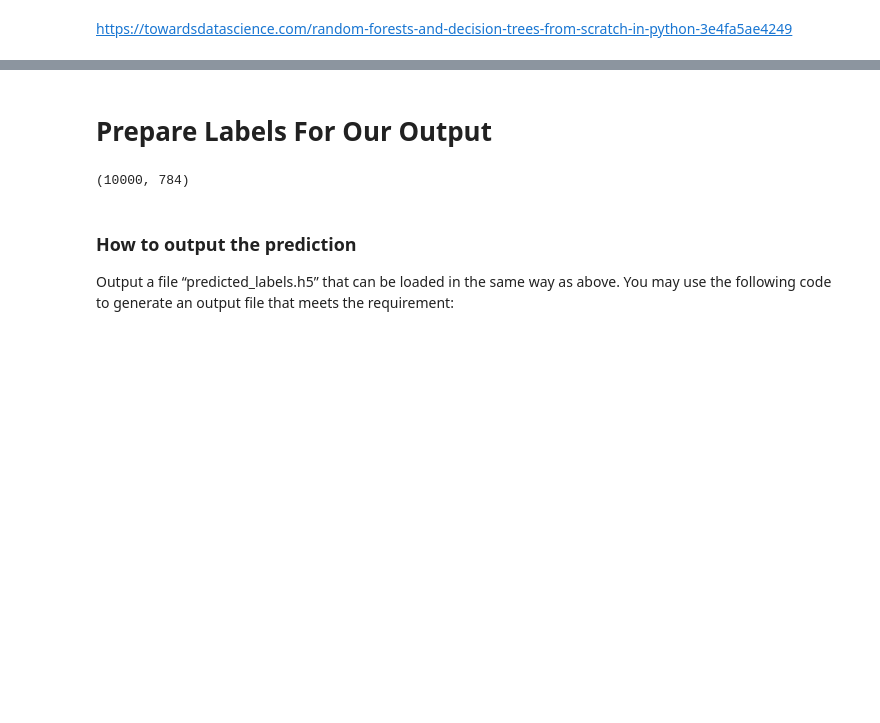
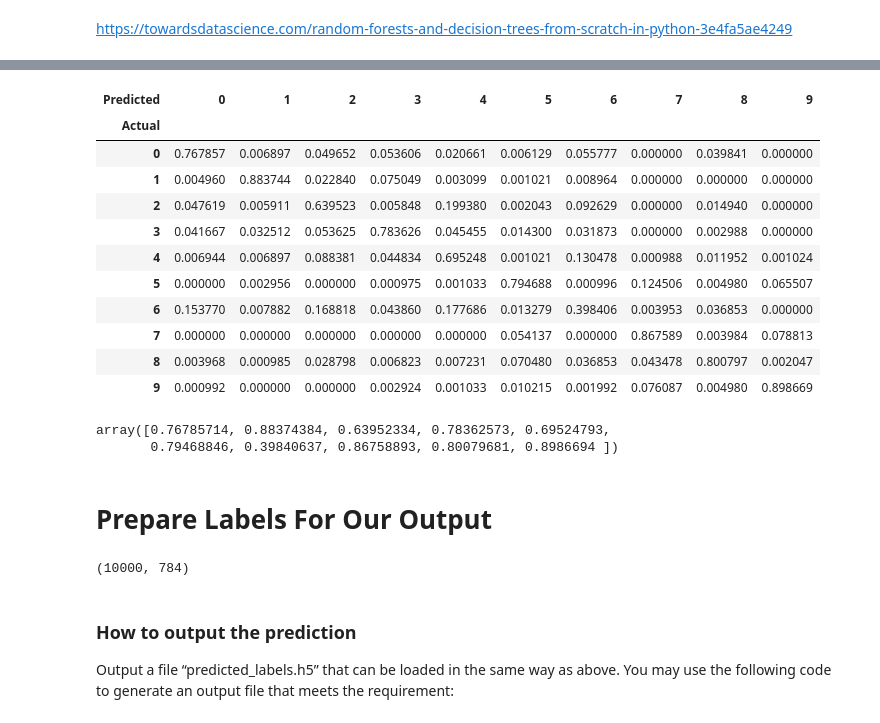
Before and after one commit to GuptaManisha/Fashion-MNIST-from-Scratch, a Jupyter notebook: Random Forest.ipynb, the cells around one changed output, grey strips where cells are left out. Saved outputs shown, nothing was run; the diff lists cells and outputs as text; code cells hidden in the pictures; blank space fills up the shorter version.

```diff
--- a/Random Forest.ipynb
+++ b/Random Forest.ipynb
@@ -546,0 +584,17 @@ https://towardsdatascience.com/random-forests-and-decision-trees-from-scratch-in
+# %%
+#check the normalised confusion matrix
+confusion_normalised = confusion / confusion.sum(axis = 1)
+confusion_normalised
+# %% [output]
+| Predicted | 0 | 1 | 2 | 3 | 4 | 5 | 6 | 7 | 8 | 9 |
+| Actual |  |  |  |  |  |  |  |  |  |  |
+| 0 | 0.767857 | 0.006897 | 0.049652 | 0.053606 | 0.020661 | 0.006129 | 0.055777 | 0.000000 | 0.039841 | 0.000000 |
+| 1 | 0.004960 | 0.883744 | 0.022840 | 0.075049 | 0.003099 | 0.001021 | 0.008964 | 0.000000 | 0.000000 | 0.000000 |
+| 2 | 0.047619 | 0.005911 | 0.639523 | 0.005848 | 0.199380 | 0.002043 | 0.092629 | 0.000000 | 0.014940 | 0.000000 |
+| 3 | 0.041667 | 0.032512 | 0.053625 | 0.783626 | 0.045455 | 0.014300 | 0.031873 | 0.000000 | 0.002988 | 0.000000 |
+| 4 | 0.006944 | 0.006897 | 0.088381 | 0.044834 | 0.695248 | 0.001021 | 0.130478 | 0.000988 | 0.011952 | 0.001024 |
+| 5 | 0.000000 | 0.002956 | 0.000000 | 0.000975 | 0.001033 | 0.794688 | 0.000996 | 0.124506 | 0.004980 | 0.065507 |
+| 6 | 0.153770 | 0.007882 | 0.168818 | 0.043860 | 0.177686 | 0.013279 | 0.398406 | 0.003953 | 0.036853 | 0.000000 |
+| 7 | 0.000000 | 0.000000 | 0.000000 | 0.000000 | 0.000000 | 0.054137 | 0.000000 | 0.867589 | 0.003984 | 0.078813 |
+| 8 | 0.003968 | 0.000985 | 0.028798 | 0.006823 | 0.007231 | 0.070480 | 0.036853 | 0.043478 | 0.800797 | 0.002047 |
+| 9 | 0.000992 | 0.000000 | 0.000000 | 0.002924 | 0.001033 | 0.010215 | 0.001992 | 0.076087 | 0.004980 | 0.898669 |
@@ -546,0 +604,7 @@ https://towardsdatascience.com/random-forests-and-decision-trees-from-scratch-in
+# %%
+#get accuracy for each labels
+lab_acc = np.diag(confusion_normalised)
+lab_acc
+# %% [output]
+array([0.76785714, 0.88374384, 0.63952334, 0.78362573, 0.69524793,
+       0.79468846, 0.39840637, 0.86758893, 0.80079681, 0.8986694 ])
```
Also changed, not shown: parts of 10 cells of this notebook.
